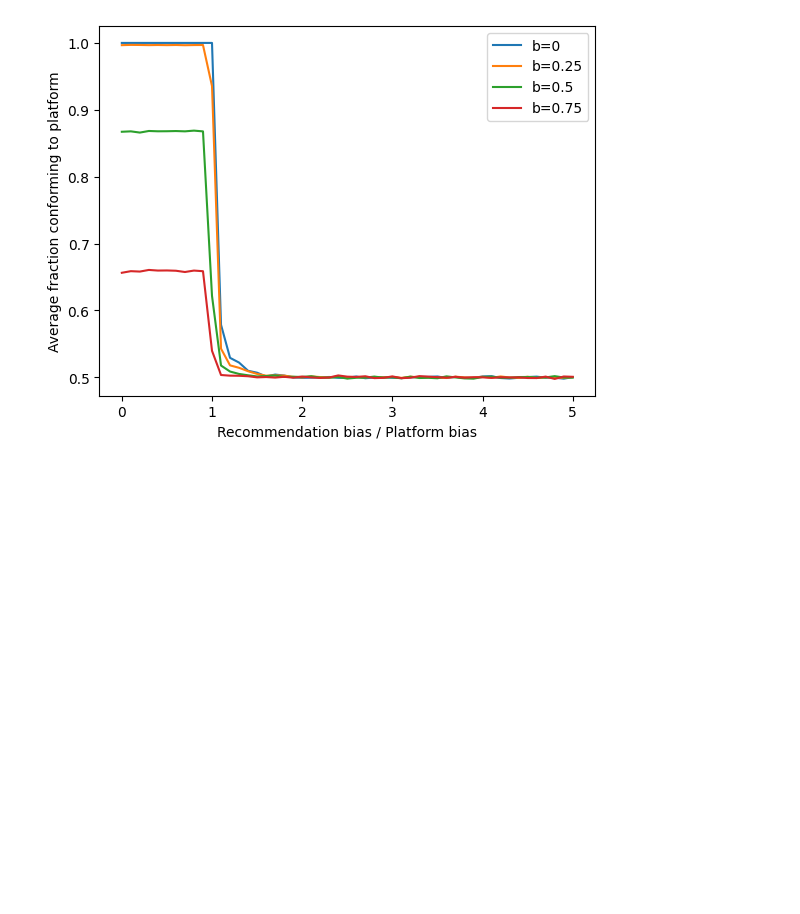
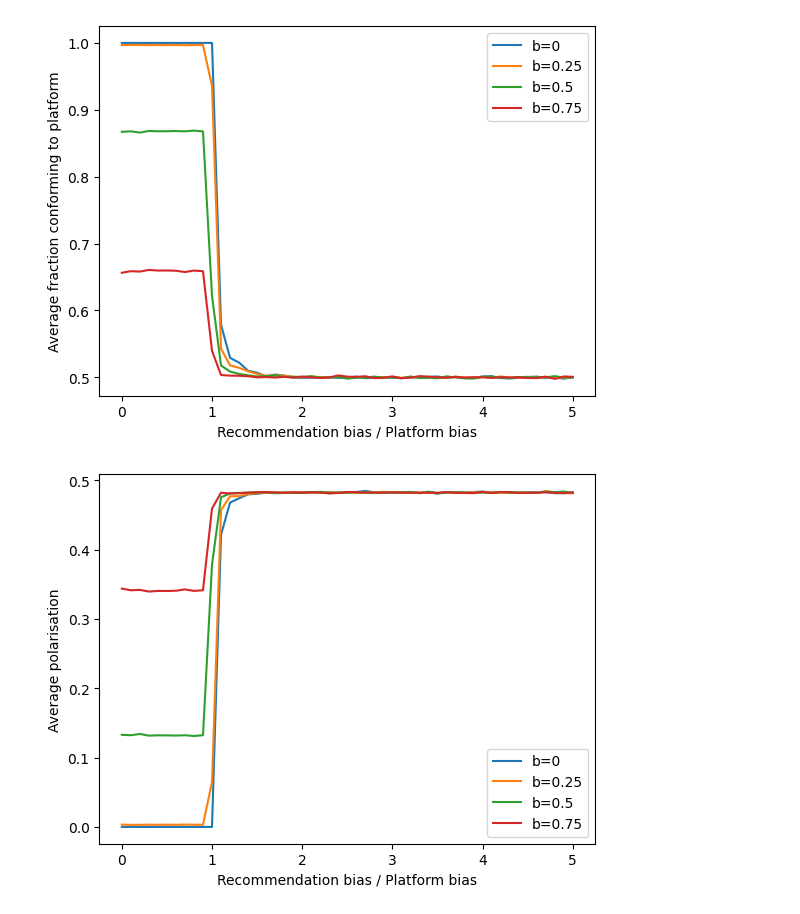
Before and after one commit to jasperpato/Social_Media_Simulator, a Jupyter notebook: analysis.ipynb, the cells around one changed output. Cells and saved outputs as stored; diff of their text form; code cells hidden in the pictures; blank space fills up the shorter version.

```diff
--- a/analysis.ipynb
+++ b/analysis.ipynb
@@ -128,2 +162,6 @@ plot(rec_data, 'Recommendation bias / Platform bias')
 # %% [output]
 [figure]
+# %%
+plot_avg2(rec_data, 'Recommendation bias / Platform bias')
+# %% [output]
+[figure, added]
```
Also changed, not shown: parts of 14 cells of this notebook, 4 other files.
